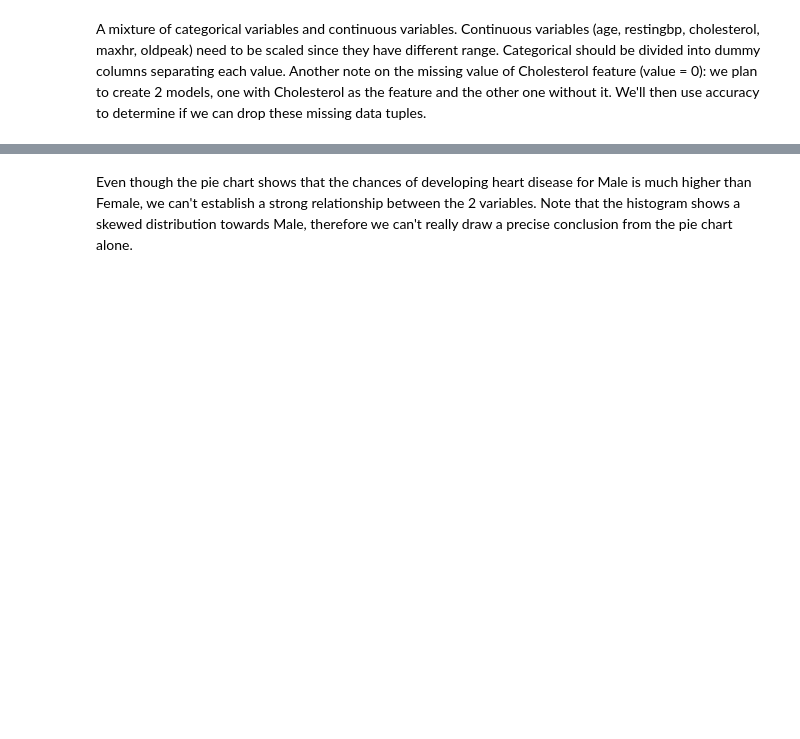
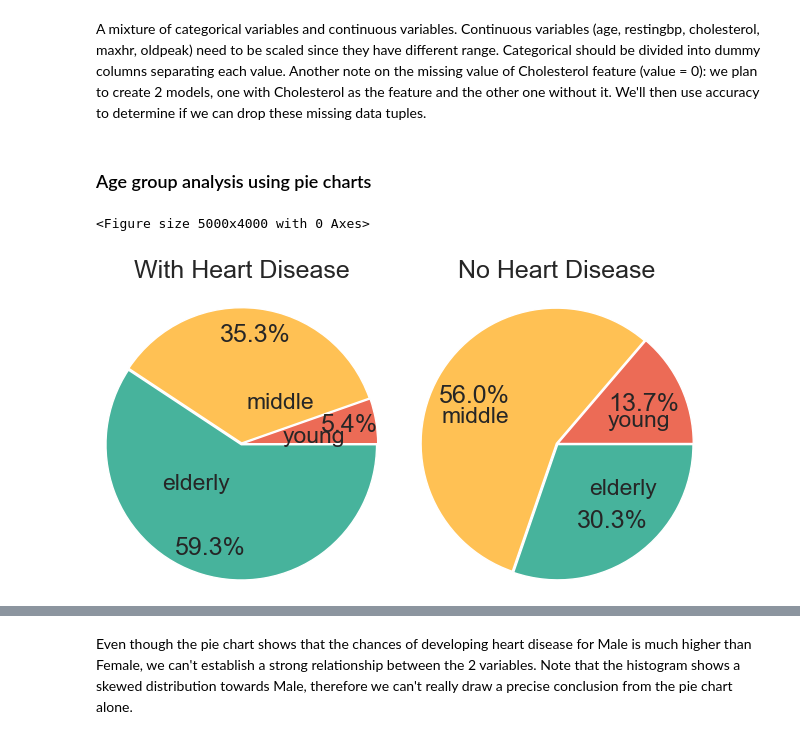
Before and after one commit to davednguyen/CPSC5305_Team_DataGeeks, a Jupyter notebook: HeartAttackPrediction.ipynb, the cells around one changed output, grey strips where cells are left out. Cells and saved outputs as stored; diff of their text form; code cells hidden in the pictures; blank space fills up the shorter version.

```diff
--- a/HeartAttackPrediction.ipynb
+++ b/HeartAttackPrediction.ipynb
@@ -250,3 +268,28 @@ plt.savefig('figures/HistogramAll.jpg')
 # %% [markdown]
 A mixture of categorical variables and continuous variables. Continuous variables (age, restingbp, cholesterol, maxhr, oldpeak) need to be scaled since they have different range. Categorical should be divided into dummy columns separating each value.
 Another note on the missing value of Cholesterol feature (value = 0): we plan to create 2 models, one with Cholesterol as the feature and the other one without it. We'll then use accuracy to determine if we can drop these missing data tuples.
+# %% [markdown]
+### Age group analysis using pie charts
+# %%
+# Plot pie chart for age group vs. heart disease
+youngD = df[(df.Age>=28) & (df.Age<40) & (df.HeartDisease==1)]
+middleD = df[(df.Age>=40)&(df.Age<55)&(df.HeartDisease==1)]
+oldD = df[(df.Age>55)&(df.HeartDisease==1)]
+
+young = df[(df.Age>=28) & (df.Age<40) & (df.HeartDisease==0)]
+middle = df[(df.Age>=40)&(df.Age<55)&(df.HeartDisease==0)]
+old = df[(df.Age>55)&(df.HeartDisease==0)]
+
+colors = ['#EC6B56','#FFC154','#47B39C']
+plt.figure(figsize=(50,40))
+sns.set_context('notebook',font_scale = 1.5)
+fig, ax = plt.subplots(1,2, sharex='all', sharey='all')
+
+ax[0].pie([len(youngD),len(middleD),len(oldD)],labels=['young','middle','elderly'],colors=colors, explode= [0.01,0.01,0.01], autopct='%1.1f%%', radius = 1.5, pctdistance = 0.8, labeldistance=0.3,center=(0,0))
+ax[0].set_title('With Heart Disease', y=1.2, x=0.3)
+ax[1].pie([len(young),len(middle),len(old)],labels=['young','middle','elderly'],colors=colors, explode= [0.01,0.01,0.01], autopct='%1.1f%%', radius = 1.5, pctdistance = 0.7, labeldistance=0.4, center=(0.5,0))
+ax[1].set_title('No Heart Disease', y=1.2)
+plt.savefig('figures/AgeGroupAnalysis.jpg')
+# %% [output]
+<Figure size 5000x4000 with 0 Axes>
+[figure, added]
```
Also changed, not shown: parts of 32 cells of this notebook, 6 other files.
